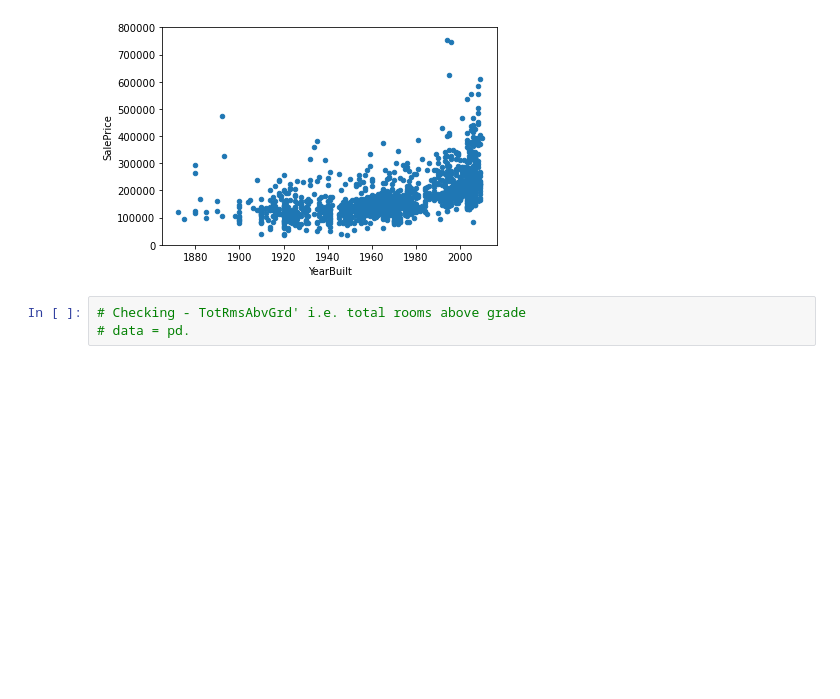
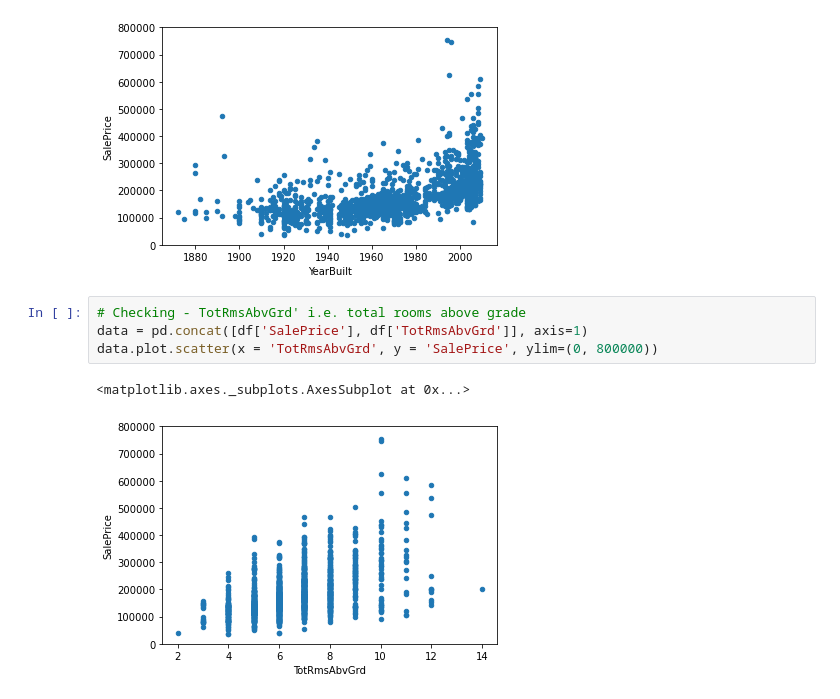
Before and after one commit to rohan-paul/Kaggle-House-Prices-Advanced-Regression-Techniques, a Jupyter notebook: data_exploration.ipynb, the cells around one changed output. Saved outputs shown, nothing was run; the diff lists cells and outputs as text; blank space fills up the shorter version.

Commit message:
scatter plot with Total rooms above grade

```diff
--- a/data_exploration.ipynb
+++ b/data_exploration.ipynb
@@ -113,4 +113,8 @@ data.plot.scatter(x = 'YearBuilt', y = 'SalePrice', ylim=(0, 800000))
 [figure]
 # %%
 # Checking - TotRmsAbvGrd' i.e. total rooms above grade
-# data = pd.
+data = pd.concat([df['SalePrice'], df['TotRmsAbvGrd']], axis=1)
+data.plot.scatter(x = 'TotRmsAbvGrd', y = 'SalePrice', ylim=(0, 800000))
+# %% [output]
+<matplotlib.axes._subplots.AxesSubplot at 0x...>
+[figure, added]
```
